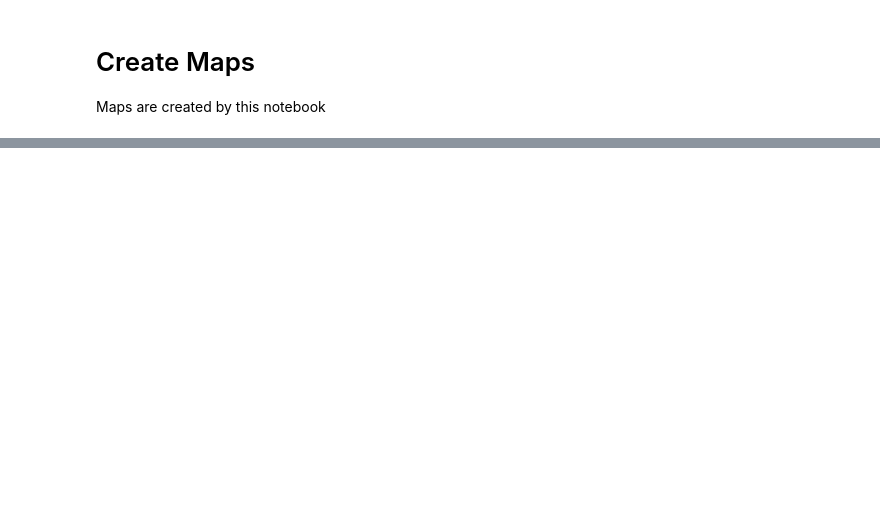
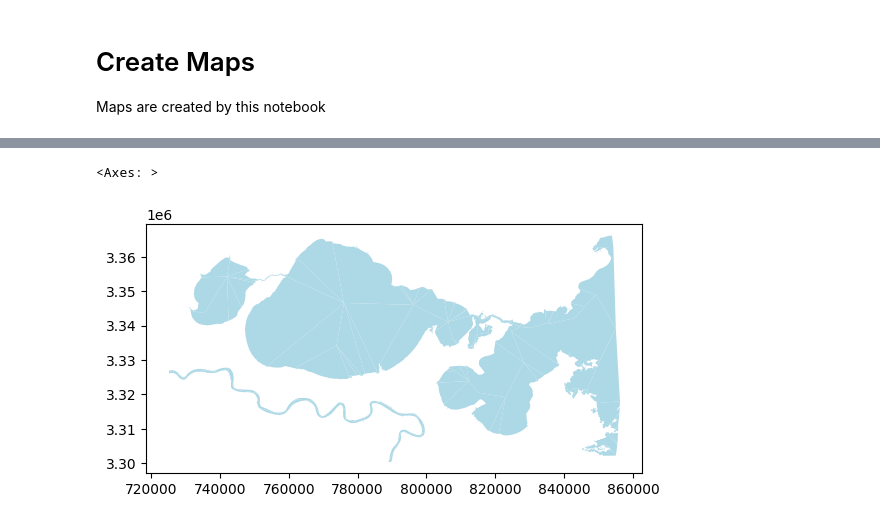
Before and after one commit to GarysCorner/NewOrleansElevation, a Jupyter notebook: CreateMaps.ipynb, the cells around one changed output, grey strips where cells are left out. Saved outputs shown, nothing was run; the diff lists cells and outputs as text; code cells hidden in the pictures; blank space fills up the shorter version.

```diff
--- a/CreateMaps.ipynb
+++ b/CreateMaps.ipynb
@@ -10,6 +11,7 @@ import os
 # %%
 outPath = f"output{os.sep}"
 dataPath = f"datasets{os.sep}"
+wgs84 = pyproj.CRS.from_string('WGS84')
 # %%
 def lp(v):
     print(f"[{datetime.now()}] {v}")
@@ -33,0 +38,3 @@ data10m = gpd.read_parquet(f"{outPath}AggregateLidarData_SomeHoods_10m.parquet")
+# %%
+crs = data100m.crs
+lp(f"CRS:  {crs.name}")
@@ -43,0 +48,3 @@ data10m.plot(color='red',ax=ax)
+# %%
+lp("Loading water")
+waterDf = gpd.read_file(f"{dataPath}WATER2.SHP").set_crs(wgs84).to_crs(crs)
@@ -43,0 +53,5 @@ data10m.plot(color='red',ax=ax)
+# %%
+waterDf.plot(color='lightblue')
+# %% [output]
+<Axes: >
+[figure, added]
```
Also changed, not shown: parts of 10 cells of this notebook.
